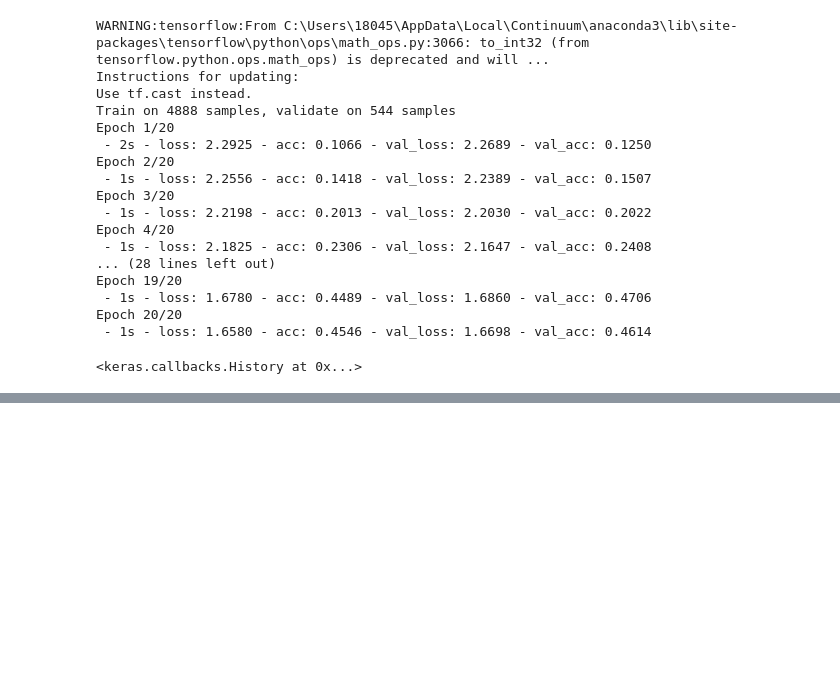
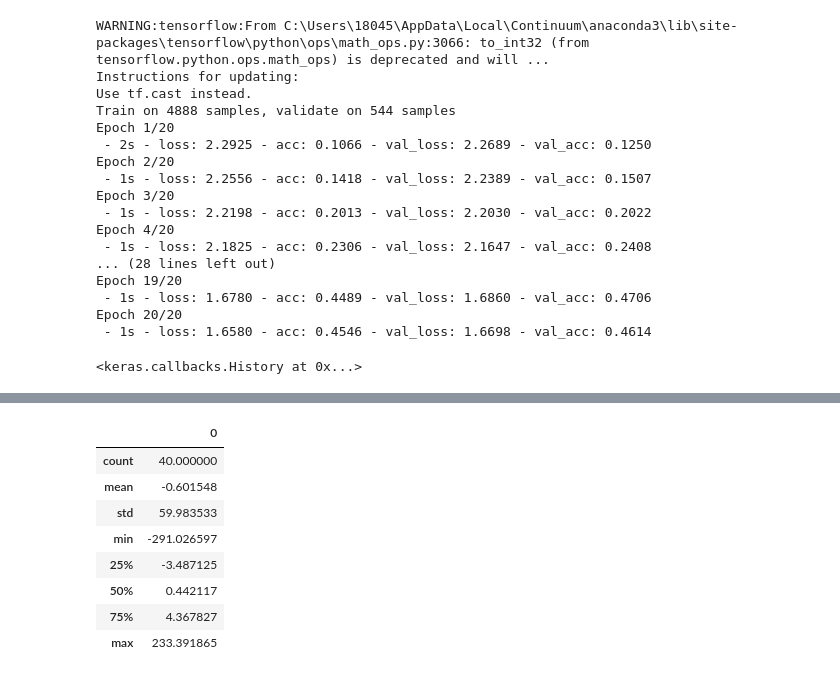
Before and after one commit to Adoz112/Machine-Learning, a Jupyter notebook: Machine Learning Project.ipynb, the cells around one changed output, grey strips where cells are left out. Saved outputs shown, nothing was run; the diff lists cells and outputs as text; code cells hidden in the pictures; blank space fills up the shorter version.

```diff
--- a/Machine Learning Project.ipynb
+++ b/Machine Learning Project.ipynb
@@ -255,0 +287,18 @@ Epoch 20/20
+# %%
+df_2 = pd.DataFrame(mfccs)
+df_3 = pd.DataFrame(chroma)
+df_4 = pd.DataFrame(mel)
+df_5 = pd.DataFrame(contrast)
+df_6 = pd.DataFrame(tonnetz)
+#df_2.head()
+df_2.describe()
+# %% [output]
+|  | 0 |
+| count | 40.000000 |
+| mean | -0.601548 |
+| std | 59.983533 |
+| min | -291.026597 |
+| 25% | -3.487125 |
+| 50% | 0.442117 |
+| 75% | 4.367827 |
+| max | 233.391865 |
```
Also changed, not shown: parts of 13 cells of this notebook.
